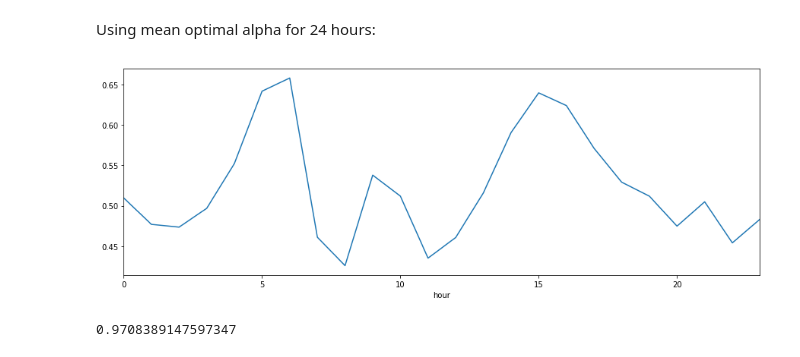
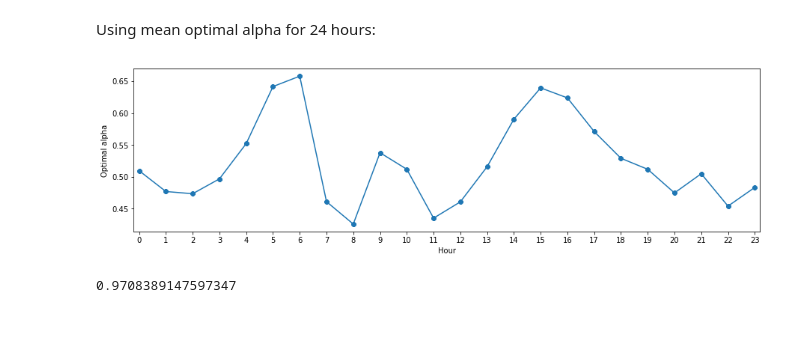
Before and after one commit to lucasblt/ren-elec-markets, a Jupyter notebook: assignment2/assignment2.ipynb, the cells around one changed output. Drawn from its saved outputs; the diff is of its cells as text; code cells hidden in the pictures; blank space fills up the shorter version.

```diff
--- a/assignment2/assignment2.ipynb
+++ b/assignment2/assignment2.ipynb
@@ -252,11 +256,16 @@ Using mean optimal alpha for 24 hours:
 # %%
 alpha_profile = alpha_hist.groupby('hour').agg({"pi+": "mean", "pi-": "mean"})
 alpha_profile['alpha'] = alpha_profile['pi+']/(alpha_profile['pi+']+alpha_profile['pi-'])
-alpha_profile['alpha'].plot(figsize=(15,5))
+alpha_profile['alpha'].plot(figsize=(15,4), marker='8')
 alpha_list = alpha_profile['alpha'].values.tolist()
 alpha_hour = pd.Series(np.tile(alpha_list, 365))
+plt.ylabel('Optimal alpha')
+plt.xlabel('Hour')
+plt.xticks(range(24))
+plt.xlim([-0.2,23.2])
+plt.savefig('figures/alpha_hourly.png',bbox_inches = 'tight', dpi = 300)
 # %% [output]
-[figure, old version]
+[figure, new version]
 # %%
 strategy3b = pd.DataFrame()
 strategy3b = prices[prices.index.year == 2017].copy()
```
Also changed, not shown: parts of 17 cells of this notebook.
